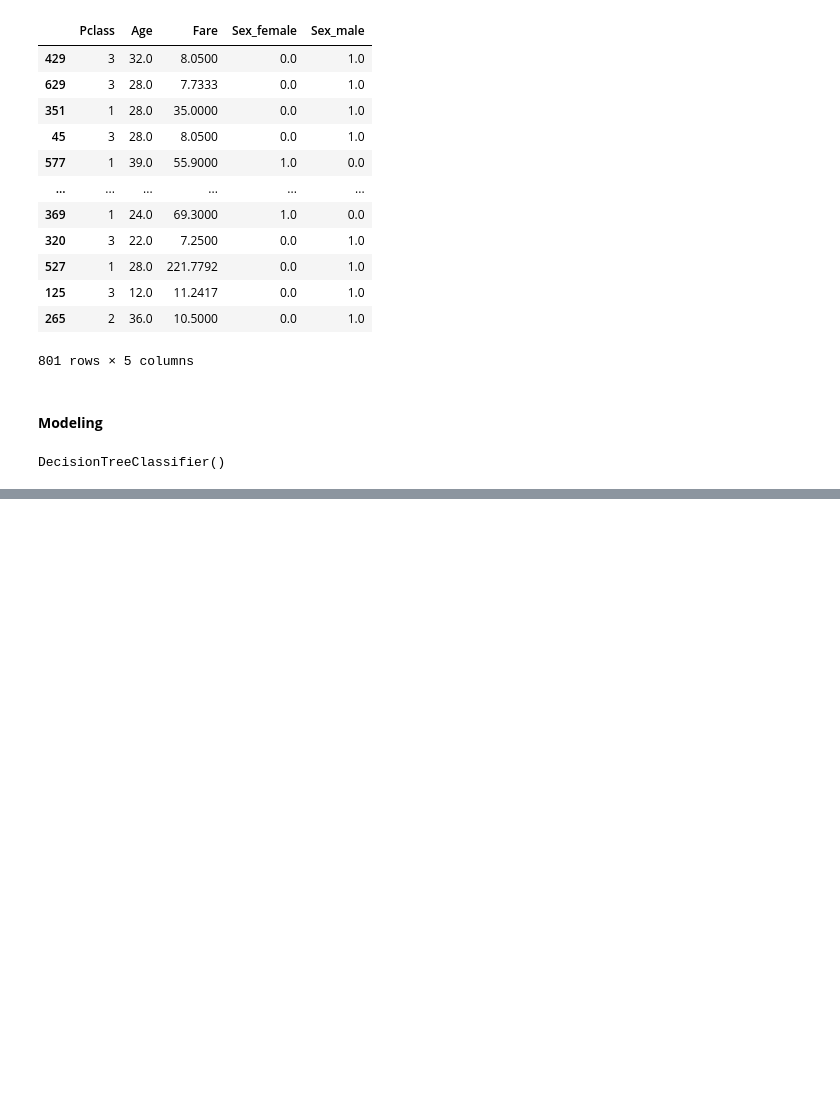
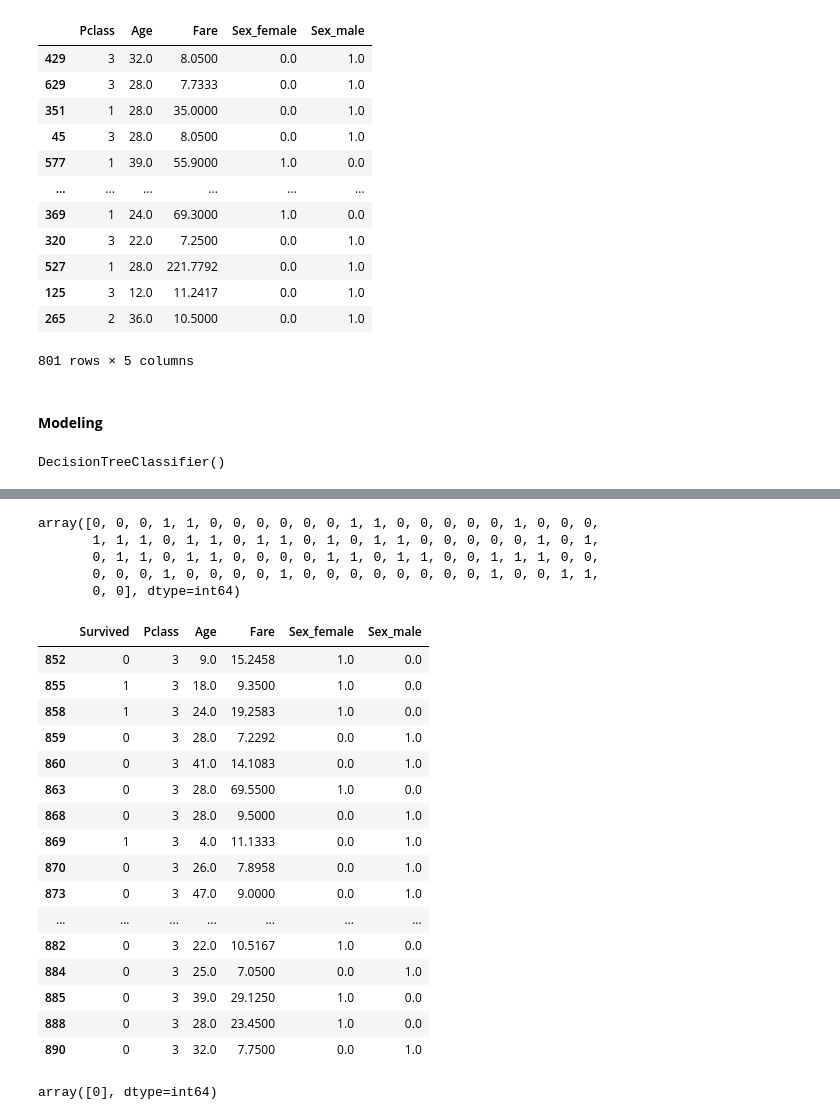
Before and after one commit to Emilly-Njue/TITANIC-DECISION-TREE, a Jupyter notebook: Decision_tree.ipynb, the cells around one changed output, grey strips where cells are left out. Saved outputs shown, nothing was run; the diff lists cells and outputs as text; code cells hidden in the pictures; blank space fills up the shorter version.

Commit message:
Predicting

```diff
--- a/Decision_tree.ipynb
+++ b/Decision_tree.ipynb
@@ -193,0 +216,35 @@ DecisionTreeClassifier()
+# %%
+y_pred = decison_tree.predict(X_test)
+y_pred
+# %% [output]
+array([0, 0, 0, 1, 1, 0, 0, 0, 0, 0, 0, 1, 1, 0, 0, 0, 0, 0, 1, 0, 0, 0,
+       1, 1, 1, 0, 1, 1, 0, 1, 1, 0, 1, 0, 1, 1, 0, 0, 0, 0, 0, 1, 0, 1,
+       0, 1, 1, 0, 1, 1, 0, 0, 0, 0, 1, 1, 0, 1, 1, 0, 0, 1, 1, 1, 0, 0,
+       0, 0, 0, 1, 0, 0, 0, 0, 1, 0, 0, 0, 0, 0, 0, 0, 0, 1, 0, 0, 1, 1,
+       0, 0], dtype=int64)
+# %%
+titanic_data = titanic[titanic['Pclass']==3]
+titanic_data.tail(20)
+# %% [output]
+|  | Survived | Pclass | Age | Fare | Sex_female | Sex_male |
+| 852 | 0 | 3 | 9.0 | 15.2458 | 1.0 | 0.0 |
+| 855 | 1 | 3 | 18.0 | 9.3500 | 1.0 | 0.0 |
+| 858 | 1 | 3 | 24.0 | 19.2583 | 1.0 | 0.0 |
+| 859 | 0 | 3 | 28.0 | 7.2292 | 0.0 | 1.0 |
+| 860 | 0 | 3 | 41.0 | 14.1083 | 0.0 | 1.0 |
+| 863 | 0 | 3 | 28.0 | 69.5500 | 1.0 | 0.0 |
+| 868 | 0 | 3 | 28.0 | 9.5000 | 0.0 | 1.0 |
+| 869 | 1 | 3 | 4.0 | 11.1333 | 0.0 | 1.0 |
+| 870 | 0 | 3 | 26.0 | 7.8958 | 0.0 | 1.0 |
+| 873 | 0 | 3 | 47.0 | 9.0000 | 0.0 | 1.0 |
+| ... | ... | ... | ... | ... | ... | ... |
+| 882 | 0 | 3 | 22.0 | 10.5167 | 1.0 | 0.0 |
+| 884 | 0 | 3 | 25.0 | 7.0500 | 0.0 | 1.0 |
+| 885 | 0 | 3 | 39.0 | 29.1250 | 1.0 | 0.0 |
+| 888 | 0 | 3 | 28.0 | 23.4500 | 1.0 | 0.0 |
+| 890 | 0 | 3 | 32.0 | 7.7500 | 0.0 | 1.0 |
+# %%
+# Predicting index 876
+decison_tree.predict([[3, 20, 9.8458, 0, 1]])
+# %% [output]
+array([0], dtype=int64)
```
Also changed, not shown: parts of 2 cells of this notebook.
